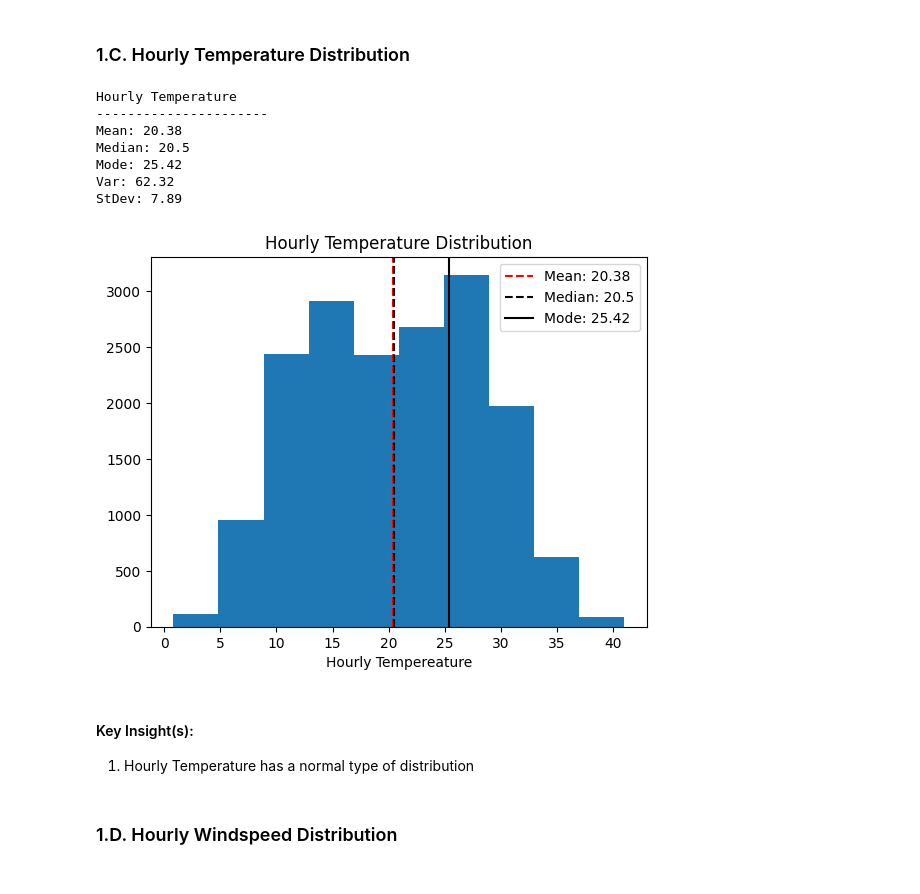
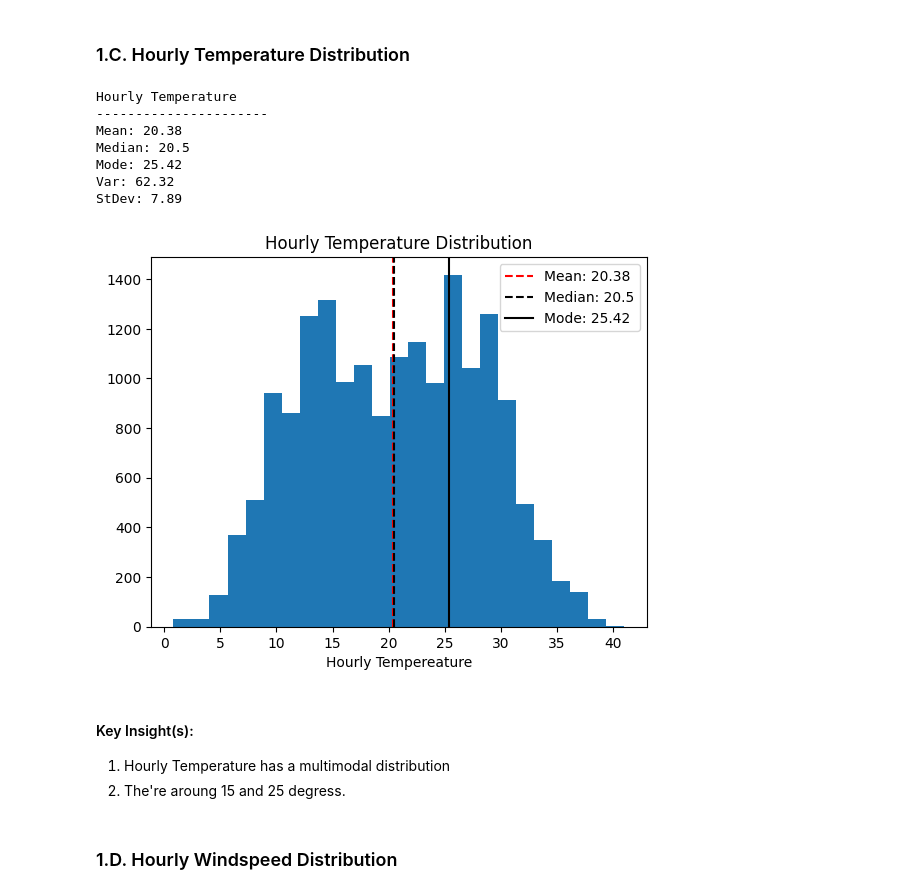
Before and after one commit to bagusfarisa/bike-sharing-demand-probability-analysis, a Jupyter notebook: bikesharing.ipynb, the cells around one changed output. Drawn from its saved outputs; the diff is of its cells as text; code cells hidden in the pictures.

```diff
--- a/bikesharing.ipynb
+++ b/bikesharing.ipynb
@@ -139,38 +140,39 @@ mode_hourly_temp = df['temp'].mode()[0] # Get the mode
 var_hourly_temp = round(np.var(df['temp']),2)
 std_hourly_temp = round(np.std(df['temp']),2)
 
 # Print the variables
 print("Hourly Temperature" )
 print("----------------------")
 print("Mean:", avg_hourly_temp)
 print("Median:", mid_hourly_temp)
 print("Mode:", mode_hourly_temp)
 print("Var:", var_hourly_temp)
 print("StDev:", std_hourly_temp)
 
 # Draw the Histogram
 x = df['temp']
-fig = plt.hist(x, bins=10)
+fig = plt.hist(x, bins=25)
 plt.title("Hourly Temperature Distribution")
 plt.xlabel('Hourly Tempereature')
 # plt.xticks(range(0,1100,100))
 plt.axvline(x=np.nanmean(x), color='red', linestyle='--', label=f'Mean: {avg_hourly_temp}') # Mean line
 plt.axvline(x=np.nanmedian(x), color='black', linestyle='--', label=f'Median: {mid_hourly_temp}') # Median line
 plt.axvline(x=mode_hourly_temp, color='black', linestyle='-', label=f'Mode: {mode_hourly_temp}') # Mode line
 plt.legend()
 plt.show()
 # %% [output]
 Hourly Temperature
 ----------------------
 Mean: 20.38
 Median: 20.5
 Mode: 25.42
 Var: 62.32
 StDev: 7.89
-[figure, old version]
+[figure, new version]
 # %% [markdown]
 #### Key Insight(s):
-1. Hourly Temperature has a normal type of distribution
+1. Hourly Temperature has a multimodal distribution
+2. The're aroung 15 and 25 degress.
 # %% [markdown]
 ### 1.D. Hourly Windspeed Distribution
 # %%
```
Also changed, not shown: parts of 28 cells of this notebook.
